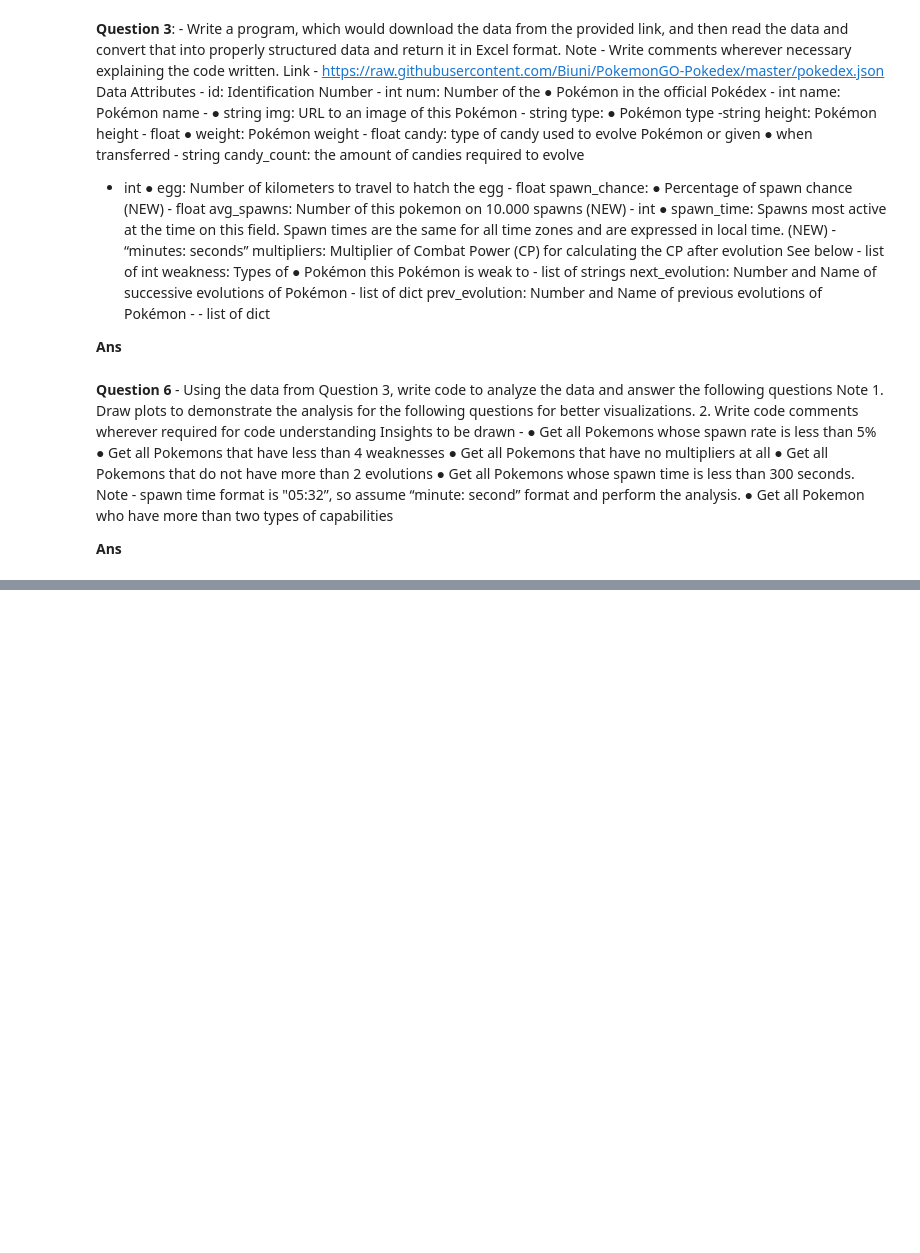
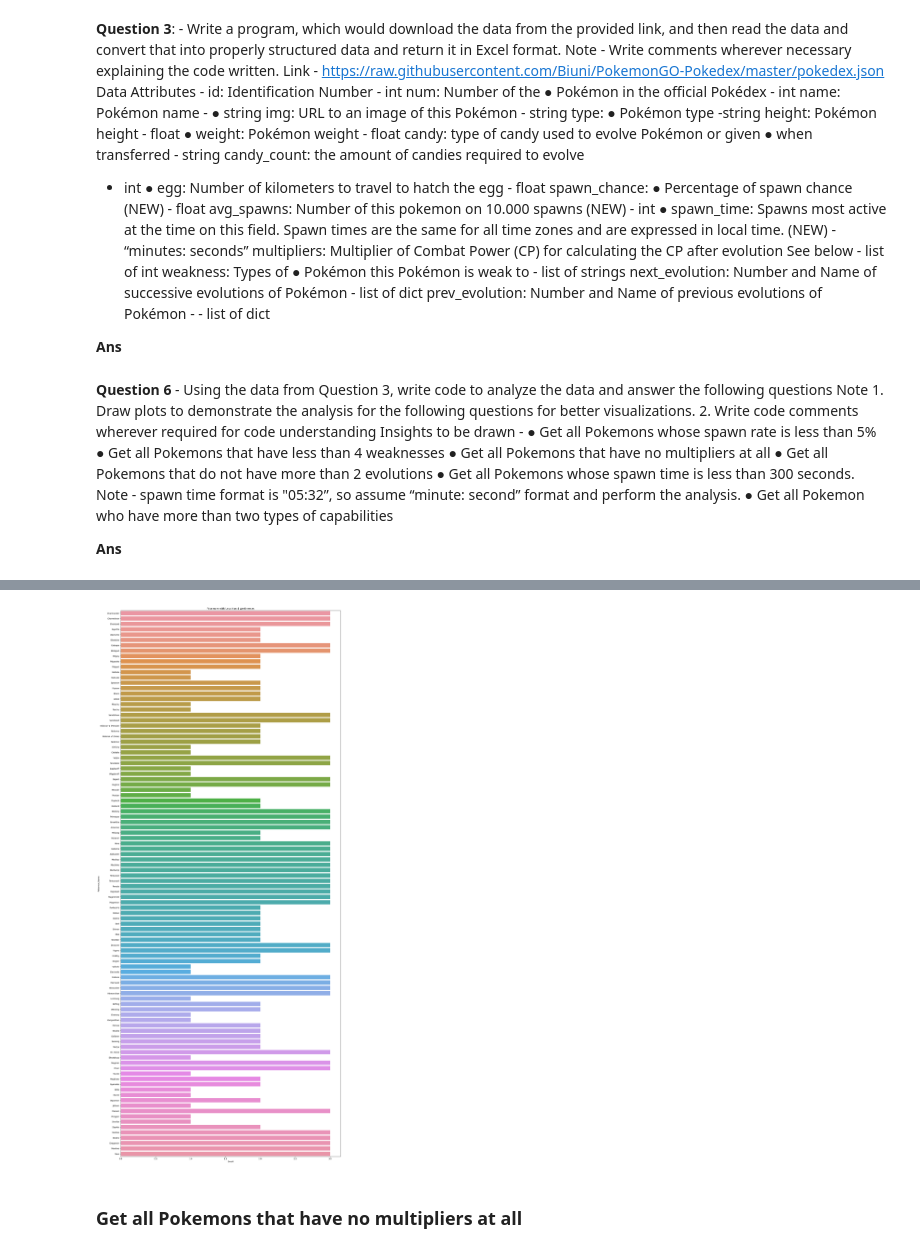
Before and after one commit to miqbal303/DataScience_Mendatory_Assignment, a Jupyter notebook: Python/Problem3&6.ipynb, the cells around one changed output, grey strips where cells are left out. Saved outputs shown, nothing was run; the diff lists cells and outputs as text; code cells hidden in the pictures; blank space fills up the shorter version.

```diff
--- a/Python/Problem3&6.ipynb
+++ b/Python/Problem3&6.ipynb
@@ -152,0 +200,5 @@ df.head()
+# %%
+Pokemons_less_than_4_weaknesses =df[df['weakness'].str.count(',') < 3]  # count less than 3 comma
+Pokemons_less_than_4_weaknesses = Pokemons_less_than_4_weaknesses[['name','weakness']]
+Pokemons_less_than_4_weaknesses['weakness_count']=Pokemons_less_than_4_weaknesses['weakness'].str.count(',') + 1  # count comma
+Pokemons_less_than_4_weaknesses
@@ -152,0 +219,16 @@ df.head()
+# %%
+# Create a countplot
+plt.figure(figsize=(20, 50))
+sns.barplot(y='name',x='weakness_count', data=Pokemons_less_than_4_weaknesses)
+
+# Customize the plot
+plt.title('Pokemons with Less than 4 Weaknesses')
+plt.xlabel('Count')
+plt.ylabel('Pokemon_Name')
+
+# Display the plot
+plt.show()
+# %% [output]
+[figure, added]
+# %% [markdown]
+### Get all Pokemons that have no multipliers at all
```
Also changed, not shown: parts of 18 cells of this notebook, 22 other files.
